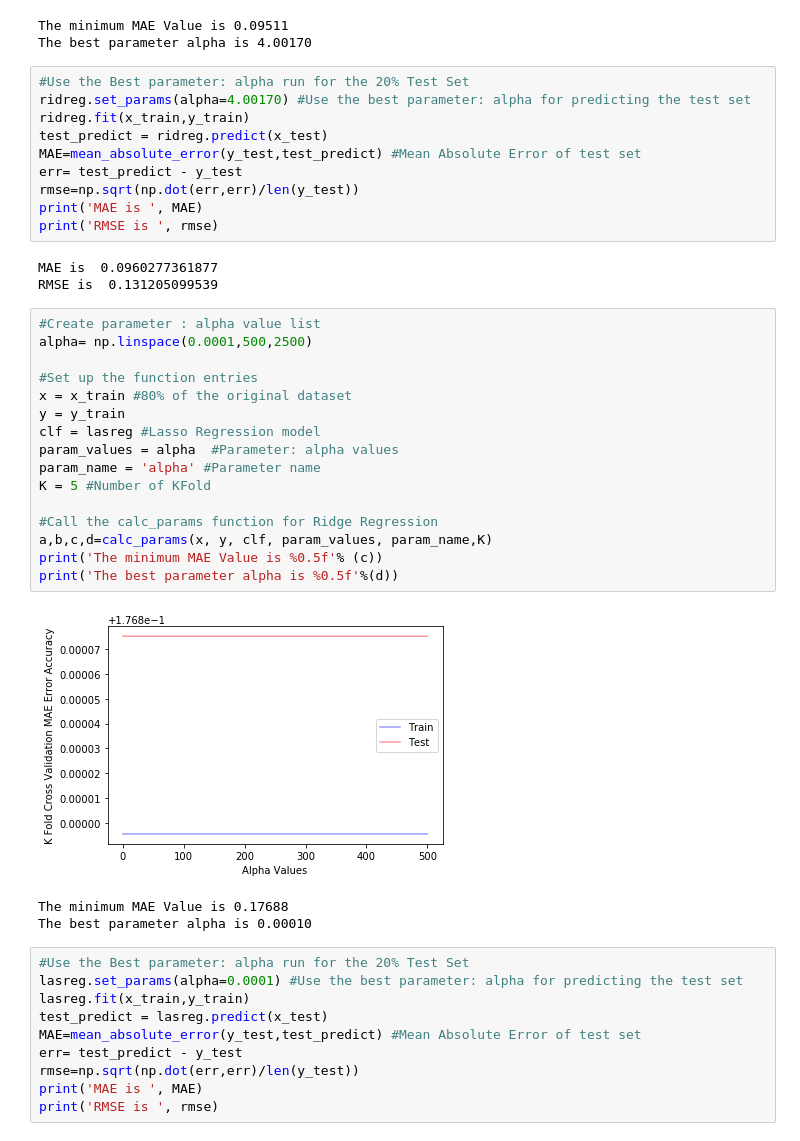
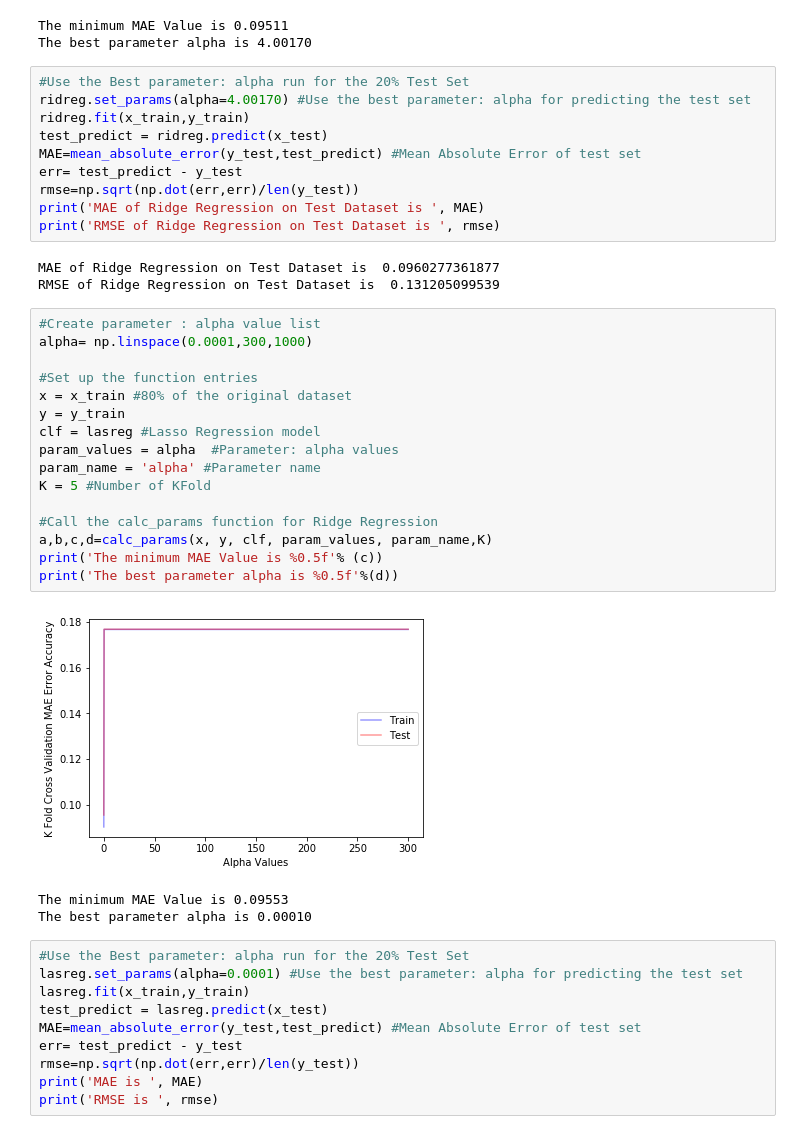
Before and after one commit to kyloop/CSC_478_Programming_Machine_Learning, a Jupyter notebook: 1a.b.c.d.e.2a.b.c.ipynb, the cells around one changed output. Saved outputs shown, nothing was run; the diff lists cells and outputs as text.

```diff
--- a/1a.b.c.d.e.ipynb
+++ b/1a.b.c.d.e.2a.b.c.ipynb
@@ -422,30 +422,30 @@ test_predict = ridreg.predict(x_test)
 MAE=mean_absolute_error(y_test,test_predict) #Mean Absolute Error of test set
 err= test_predict - y_test
 rmse=np.sqrt(np.dot(err,err)/len(y_test))
-print('MAE is ', MAE)
-print('RMSE is ', rmse)
+print('MAE of Ridge Regression on Test Dataset is ', MAE)
+print('RMSE of Ridge Regression on Test Dataset is ', rmse)
 # %% [output]
-MAE is  0.0960277361877
-RMSE is  0.131205099539
+MAE of Ridge Regression on Test Dataset is  0.0960277361877
+RMSE of Ridge Regression on Test Dataset is  0.131205099539
 # %%
 #Create parameter : alpha value list
-alpha= np.linspace(0.0001,500,2500)
+alpha= np.linspace(0.0001,300,1000)
 
 #Set up the function entries
 x = x_train #80% of the original dataset
 y = y_train
 clf = lasreg #Lasso Regression model
 param_values = alpha  #Parameter: alpha values
 param_name = 'alpha' #Parameter name
 K = 5 #Number of KFold
 
 #Call the calc_params function for Ridge Regression
 a,b,c,d=calc_params(x, y, clf, param_values, param_name,K)
 print('The minimum MAE Value is %0.5f'% (c))
 print('The best parameter alpha is %0.5f'%(d))
 # %% [output]
-[figure, old version]
+[figure, new version]
-The minimum MAE Value is 0.17688
+The minimum MAE Value is 0.09553
 The best parameter alpha is 0.00010
 # %%
 #Use the Best parameter: alpha run for the 20% Test Set
```
Also changed, not shown: parts of 37 cells of this notebook.
